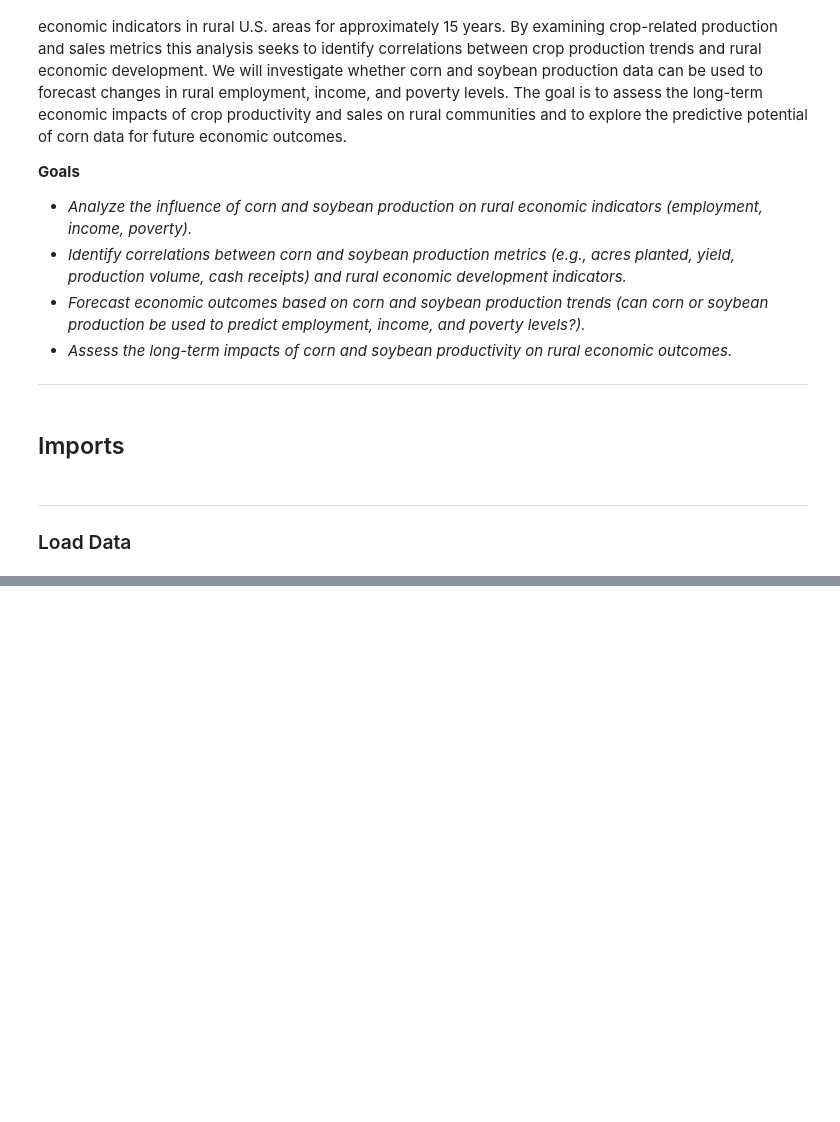
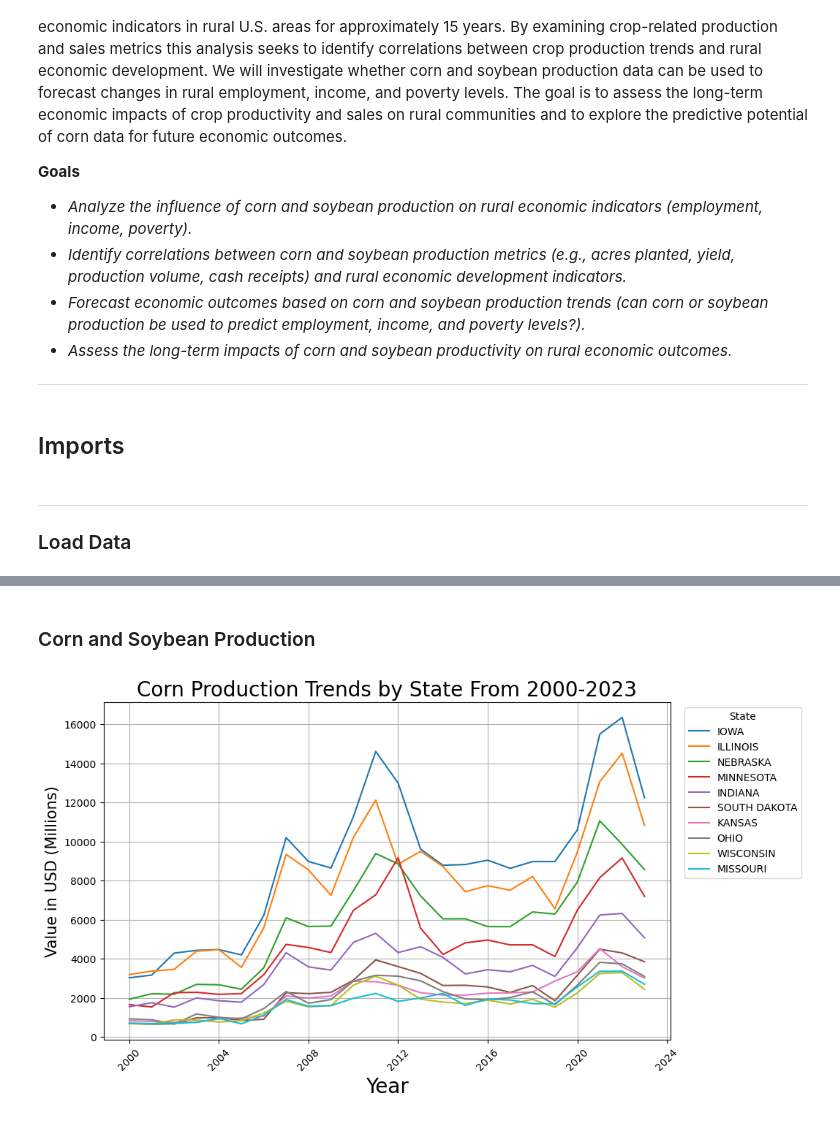
Before and after one commit to CharlesCro/Group-Project-DSB, a Jupyter notebook: code/part_1_eda.ipynb, the cells around one changed output, grey strips where cells are left out. Drawn from its saved outputs; the diff is of its cells as text; code cells hidden in the pictures; blank space fills up the shorter version.

```diff
--- a/code/part_1_eda.ipynb
+++ b/code/part_1_eda.ipynb
@@ -283,0 +344,22 @@ Poverty levels do not seem to strongly influence crop production, which might su
+# %% [markdown]
+### Corn and Soybean Production
+# %%
+# Instantiating figure
+plt.figure(figsize = (10, 6))
+
+# Plotting lines for each state
+for state in corn_production_dollars_pivot.sum().nlargest(10).index:
+    plt.plot(corn_production_dollars_pivot.index, corn_production_dollars_pivot[state] / 1_000_000, label = state)
+
+plt.title('Corn Production Trends by State From 2000-2023', size = 20)
+plt.xlabel('Year', size = 20)
+plt.ylabel('Value in USD (Millions)', size = 15)
+plt.legend(title = 'State', bbox_to_anchor = (1.24, 1), loc = 'upper right', fontsize = 'medium')
+
+plt.grid(True)
+plt.xticks(rotation = 45)
+
+plt.savefig('../plots/corn_production_trends.png')
+plt.show();
+# %% [output]
+[figure, added]
```
Also changed, not shown: parts of 63 cells of this notebook, 14 other files.
